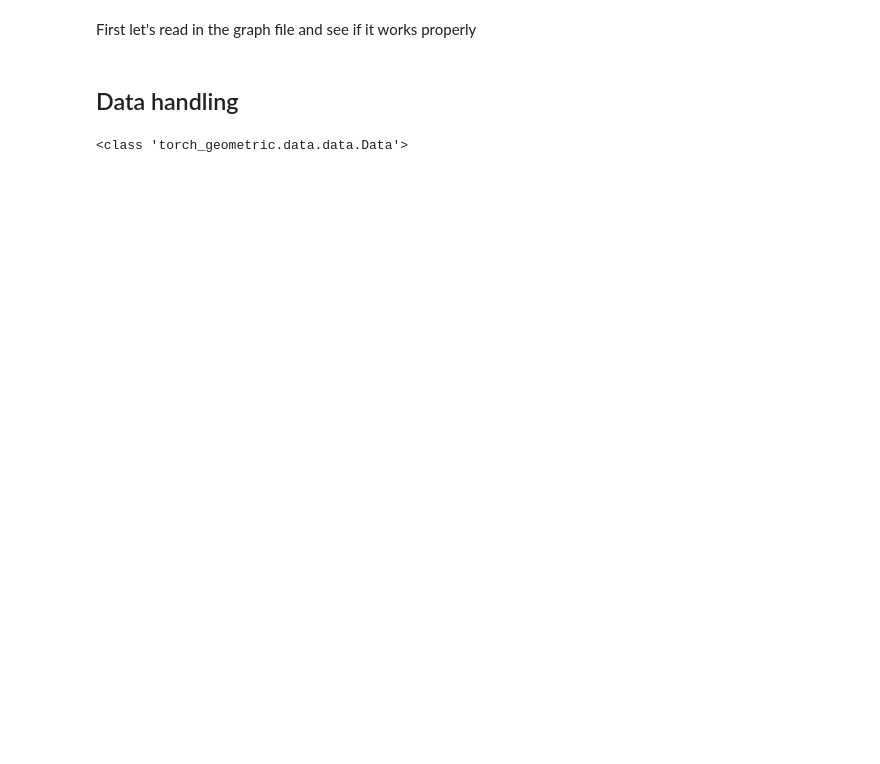
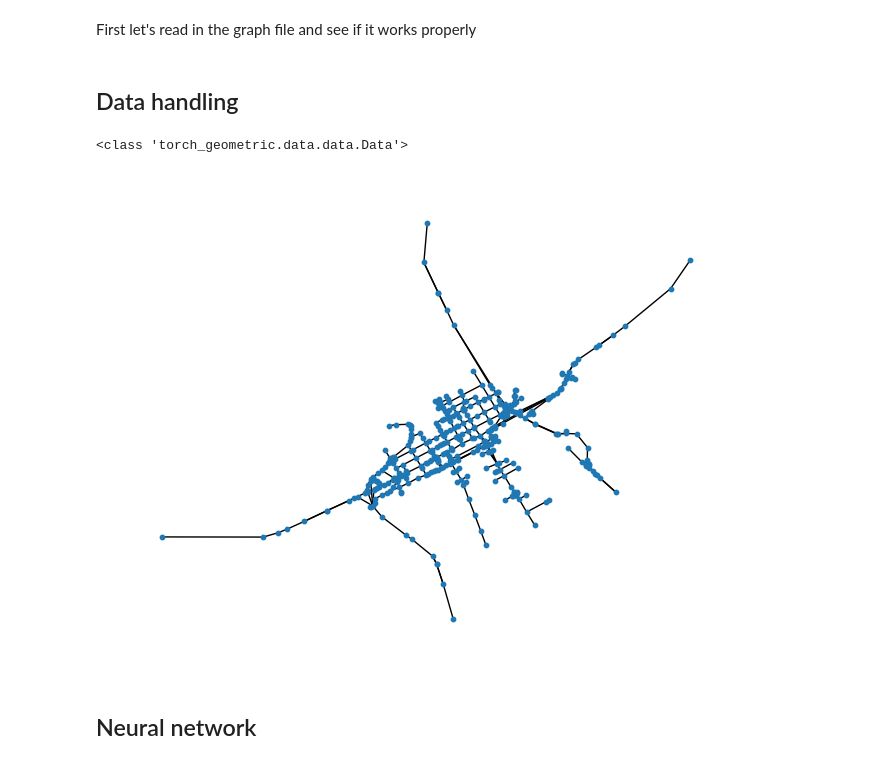
Before and after one commit to Nemesaaa/Projectlab, a Jupyter notebook: gnn.ipynb, the cells around one changed output. Drawn from its saved outputs; the diff is of its cells as text; code cells hidden in the pictures; blank space fills up the shorter version.

```diff
--- a/gnn.ipynb
+++ b/gnn.ipynb
@@ -96,10 +96,14 @@ Graph = read_sumo_net('s_gyor.net.xml')
 # %%
 G1 = read_sumo_net('s_gyor.net.xml')
 G2 = add_edge_features_from_xml(G1,'gyor_forg_15_min.xml',"11700.00")
 pyg_data = nx_to_pyg(G2)
 print(type(pyg_data))
+plot_graph(G1)
 # %% [output]
 <class 'torch_geometric.data.data.Data'>
+[figure, added]
+# %% [markdown]
+## Neural network
 # %%
 G2 = add_edge_features_from_xml(G1,'gyor_forg_15_min.xml',"10800.00")
 data_training = nx_to_pyg(G2)
```
Also changed, not shown: parts of 5 cells of this notebook, 1 other file.
